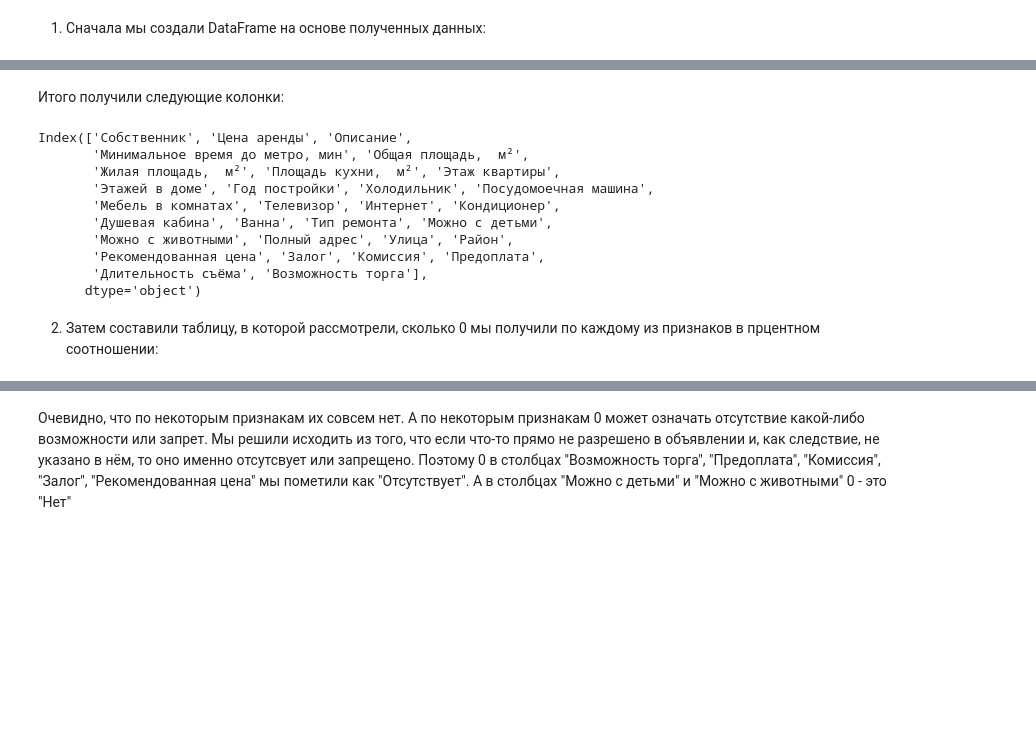
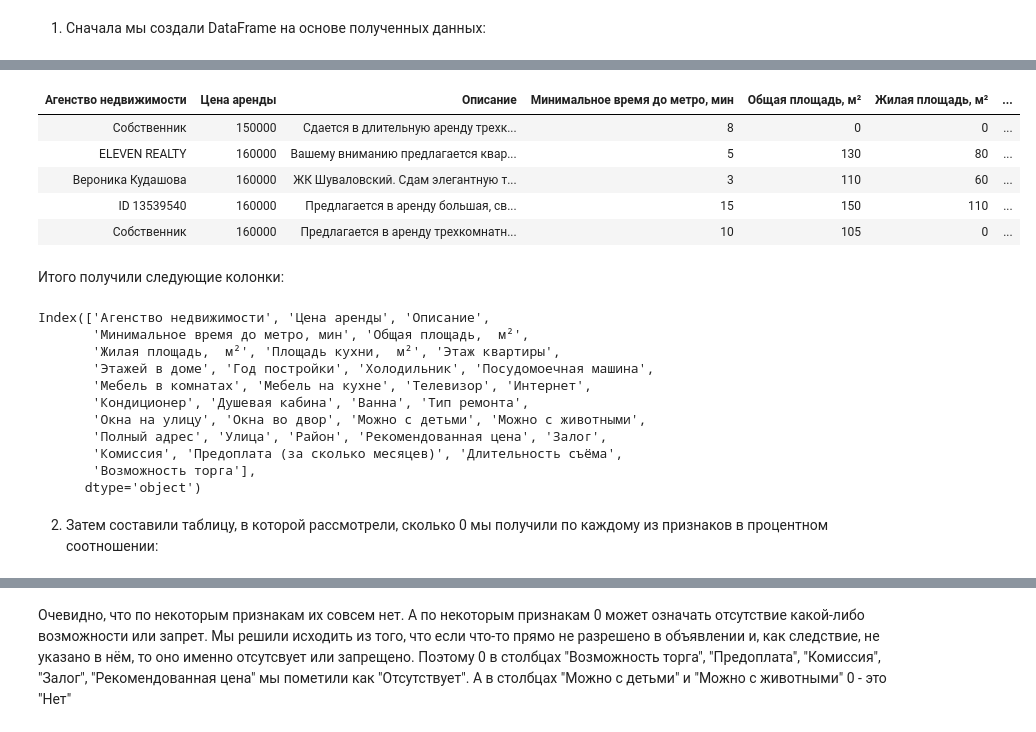
Before and after one commit to hse-econ-data-science/hw4_project-aksenov-loginov-zaharova-bec204, a Jupyter notebook: Final.ipynb, the cells around one changed output, grey strips where cells are left out. Drawn from its saved outputs; the diff is of its cells as text; code cells hidden in the pictures; blank space fills up the shorter version.

```diff
--- a/Final.ipynb
+++ b/Final.ipynb
@@ -81,20 +7,53 @@ df.head().style.hide_index()
+# %%
+import pandas as pd
+import json
+
+
+y = []
+with open("data\data_combined.json", 'r', encoding='utf-8') as f:
+    y = json.load(f)
+
+df = pd.DataFrame(y)
+df = df.T
+
+df.columns = ['Цена аренды', 'Агенство недвижимости', 'Минимальное время до метро, мин', 'Общая площадь,  м²', 'Жилая площадь,  м²', 'Площадь кухни,  м²', 'Этаж квартиры', 'Этажей в доме', "Год постройки", "Описание", "Холодильник", "Посудомоечная машина", "Стиральная машина", "Мебель в комнатах", "Мебель на кухне", "Телевизор", "Интернет", "Кондиционер", "Душевая кабина", "Ванна", "Тип ремонта", "Окна на улицу", "Окна во двор", "Можно с детьми", "Можно с животными", "Полный адрес", "Улица", "Район", "Рекомендованная цена", "Залог", "Комиссия", "Предоплата(за сколько месяцев)", "Длительность съёма", "Возможность торга"]
+df = df.reindex(columns = ['Агенство недвижимости', 'Цена аренды','Описание',
+       'Минимальное время до метро, мин', 'Общая площадь,  м²',
+       'Жилая площадь,  м²', 'Площадь кухни,  м²', 'Этаж квартиры',
+       'Этажей в доме', 'Год постройки', 'Холодильник', 'Посудомоечная машина', 'Стиральная машина',
+       'Мебель в комнатах',  'Мебель на кухне', 'Телевизор', 'Интернет', 'Кондиционер',
+       'Душевая кабина', 'Ванна', 'Тип ремонта', 'Окна на улицу', 'Окна во двор', 'Можно с детьми',
+       'Можно с животными', 'Полный адрес', 'Улица', 'Район',
+       'Рекомендованная цена', 'Залог', 'Комиссия', 'Предоплата (за сколько месяцев)',
+       'Длительность съёма', 'Возможность торга'])
+df = df.drop(columns=['Стиральная машина'])
+
+df.head().style.hide_index()
+# %% [output]
+| Агенство недвижимости | Цена аренды | Описание | Минимальное время до метро, мин | Общая площадь, м² | Жилая площадь, м² | ... |
+| Собственник | 150000 | Сдается в длительную аренду трехк... | 8 | 0 | 0 | ... |
+| ELEVEN REALTY | 160000 | Вашему вниманию предлагается квар... | 5 | 130 | 80 | ... |
+| Вероника Кудашова | 160000 | ЖК Шуваловский. Сдам элегантную т... | 3 | 110 | 60 | ... |
+| ID 13539540 | 160000 | Предлагается в аренду большая, св... | 15 | 150 | 110 | ... |
+| Собственник | 160000 | Предлагается в аренду трехкомнатн... | 10 | 105 | 0 | ... |
 # %% [markdown]
 Итого получили следующие колонки:
 # %%
 df.columns
 # %% [output]
-Index(['Собственник', 'Цена аренды', 'Описание',
-       'Минимальное время до метро, мин', 'Общая площадь,  м²',
-       'Жилая площадь,  м²', 'Площадь кухни,  м²', 'Этаж квартиры',
+Index(['Агенство недвижимости', 'Цена аренды', 'Описание',
+       'Минимальное время до метро, мин', 'Общая площадь,  м²',
+       'Жилая площадь,  м²', 'Площадь кухни,  м²', 'Этаж квартиры',
        'Этажей в доме', 'Год постройки', 'Холодильник', 'Посудомоечная машина',
-       'Мебель в комнатах', 'Телевизор', 'Интернет', 'Кондиционер',
-       'Душевая кабина', 'Ванна', 'Тип ремонта', 'Можно с детьми',
-       'Можно с животными', 'Полный адрес', 'Улица', 'Район',
-       'Рекомендованная цена', 'Залог', 'Комиссия', 'Предоплата',
-       'Длительность съёма', 'Возможность торга'],
+       'Мебель в комнатах', 'Мебель на кухне', 'Телевизор', 'Интернет',
+       'Кондиционер', 'Душевая кабина', 'Ванна', 'Тип ремонта',
+       'Окна на улицу', 'Окна во двор', 'Можно с детьми', 'Можно с животными',
+       'Полный адрес', 'Улица', 'Район', 'Рекомендованная цена', 'Залог',
+       'Комиссия', 'Предоплата (за сколько месяцев)', 'Длительность съёма',
+       'Возможность торга'],
       dtype='object')
 # %% [markdown]
-2. Затем составили таблицу, в которой рассмотрели, сколько 0 мы получили по каждому из признаков в прцентном соотношении:
+2. Затем составили таблицу, в которой рассмотрели, сколько 0 мы получили по каждому из признаков в процентном соотношении:
 # %%
 df[df == 0].count(axis=0)/df.shape[0] * 100
 # %% [output]
```
Also changed, not shown: parts of 5 cells of this notebook.
